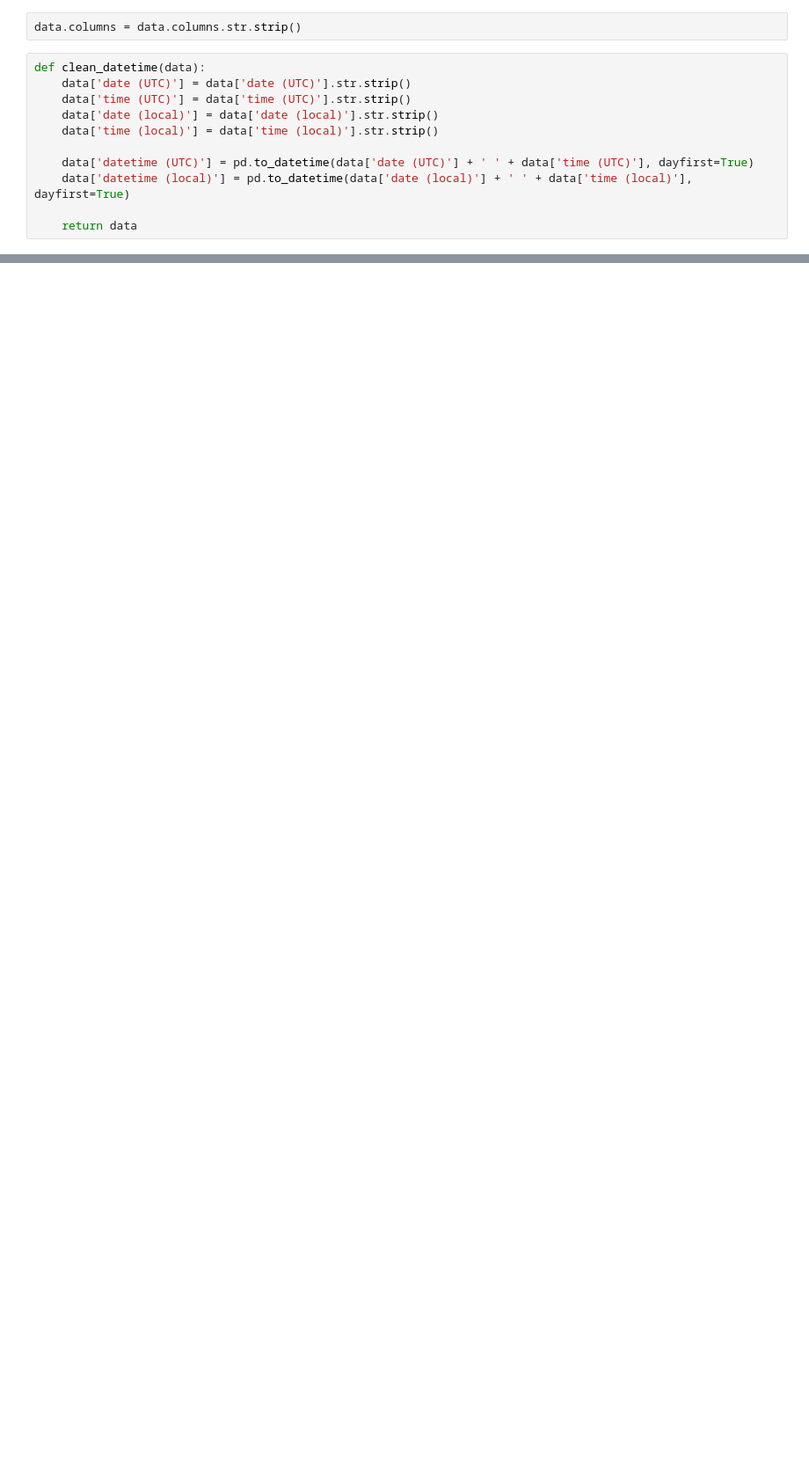
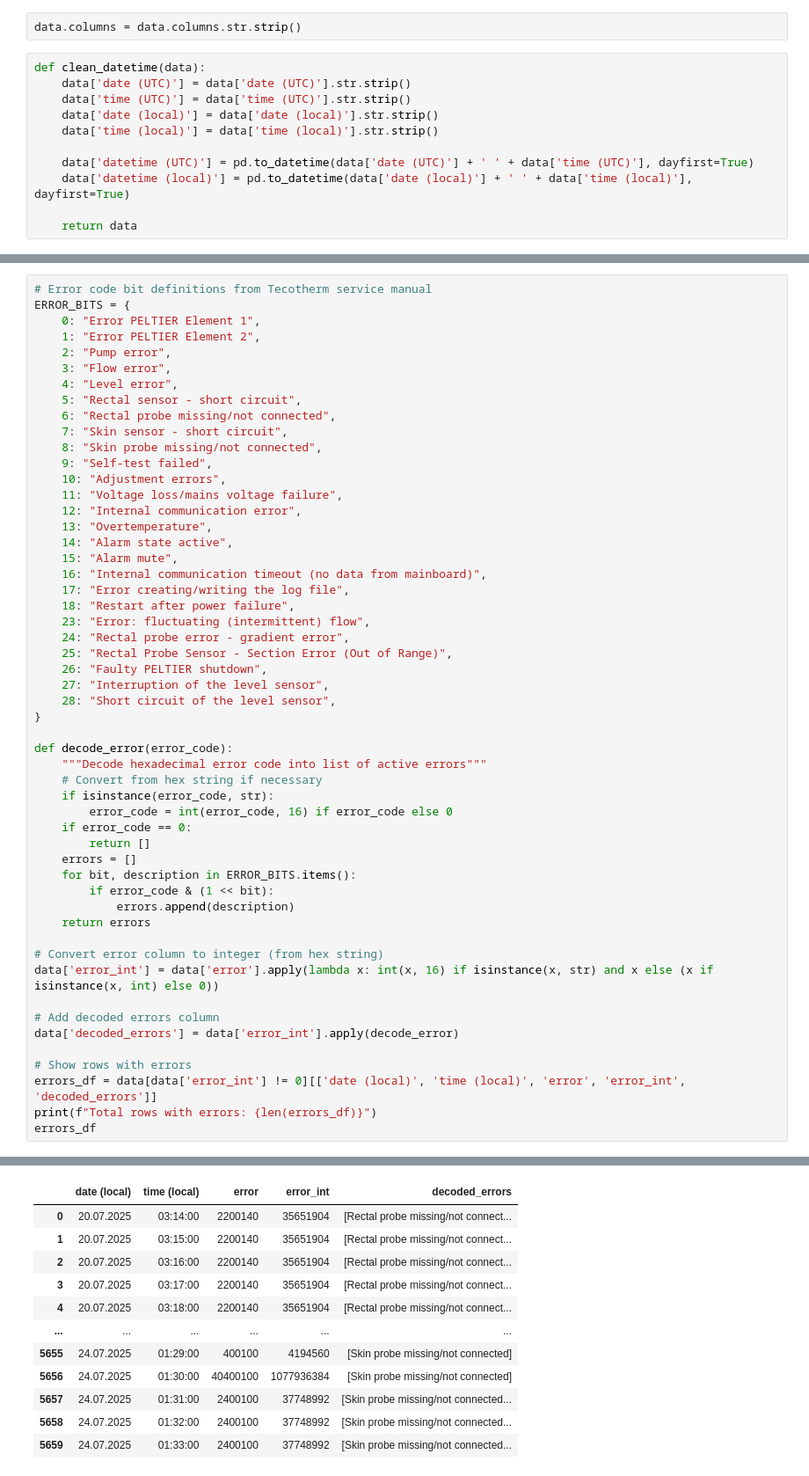
Before and after one commit to igikiss/Portfolio, a Jupyter notebook: OAM/Tecotherm-1.ipynb, the cells around one changed output, grey strips where cells are left out. Shown at 88% size. Drawn from its saved outputs; the diff is of its cells as text; blank space fills up the shorter version.

```diff
--- a/OAM/Tecotherm-1.ipynb
+++ b/OAM/Tecotherm-1.ipynb
@@ -137,0 +143,54 @@ alarm_off = data[data['audio off'] == 1]['datetime (local)']
+# %%
+# Error code bit definitions from Tecotherm service manual
+ERROR_BITS = {
+    0: "Error PELTIER Element 1",
+    1: "Error PELTIER Element 2",
+    2: "Pump error",
+    3: "Flow error",
+    4: "Level error",
+    5: "Rectal sensor - short circuit",
+    6: "Rectal probe missing/not connected",
+    7: "Skin sensor - short circuit",
+    8: "Skin probe missing/not connected",
+    9: "Self-test failed",
+    10: "Adjustment errors",
+    11: "Voltage loss/mains voltage failure",
+    12: "Internal communication error",
+    13: "Overtemperature",
+    14: "Alarm state active",
+    15: "Alarm mute",
+    16: "Internal communication timeout (no data from mainboard)",
+    17: "Error creating/writing the log file",
+    18: "Restart after power failure",
+    23: "Error: fluctuating (intermittent) flow",
+    24: "Rectal probe error - gradient error",
+    25: "Rectal Probe Sensor - Section Error (Out of Range)",
+    26: "Faulty PELTIER shutdown",
+    27: "Interruption of the level sensor",
+    28: "Short circuit of the level sensor",
+}
+
+def decode_error(error_code):
+    """Decode hexadecimal error code into list of active errors"""
+    # Convert from hex string if necessary
+    if isinstance(error_code, str):
+        error_code = int(error_code, 16) if error_code else 0
+    if error_code == 0:
+        return []
+    errors = []
+    for bit, description in ERROR_BITS.items():
+        if error_code & (1 << bit):
+            errors.append(description)
+    return errors
+
+# Convert error column to integer (from hex string)
+data['error_int'] = data['error'].apply(lambda x: int(x, 16) if isinstance(x, str) and x else (x if isinstance(x, int) else 0))
+
+# Add decoded errors column
+data['decoded_errors'] = data['error_int'].apply(decode_error)
+
+# Show rows with errors
+errors_df = data[data['error_int'] != 0][['date (local)', 'time (local)', 'error', 'error_int', 'decoded_errors']]
+print(f"Total rows with errors: {len(errors_df)}")
+errors_df
+# %% [output]
@@ -137,0 +198,12 @@ alarm_off = data[data['audio off'] == 1]['datetime (local)']
+|  | date (local) | time (local) | error | error_int | decoded_errors |
+| 0 | 20.07.2025 | 03:14:00 | 2200140 | 35651904 | [Rectal probe missing/not connect... |
+| 1 | 20.07.2025 | 03:15:00 | 2200140 | 35651904 | [Rectal probe missing/not connect... |
+| 2 | 20.07.2025 | 03:16:00 | 2200140 | 35651904 | [Rectal probe missing/not connect... |
+| 3 | 20.07.2025 | 03:17:00 | 2200140 | 35651904 | [Rectal probe missing/not connect... |
+| 4 | 20.07.2025 | 03:18:00 | 2200140 | 35651904 | [Rectal probe missing/not connect... |
+| ... | ... | ... | ... | ... | ... |
+| 5655 | 24.07.2025 | 01:29:00 | 400100 | 4194560 | [Skin probe missing/not connected] |
+| 5656 | 24.07.2025 | 01:30:00 | 40400100 | 1077936384 | [Skin probe missing/not connected] |
+| 5657 | 24.07.2025 | 01:31:00 | 2400100 | 37748992 | [Skin probe missing/not connected... |
+| 5658 | 24.07.2025 | 01:32:00 | 2400100 | 37748992 | [Skin probe missing/not connected... |
+| 5659 | 24.07.2025 | 01:33:00 | 2400100 | 37748992 | [Skin probe missing/not connected... |
```
Also changed, not shown: parts of 15 cells of this notebook, 5 other files.
